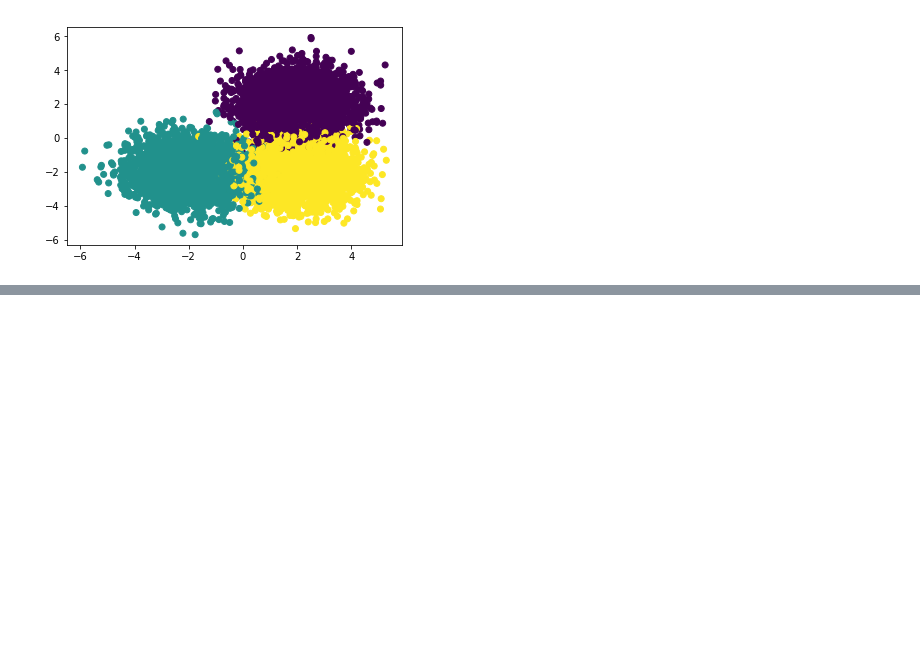
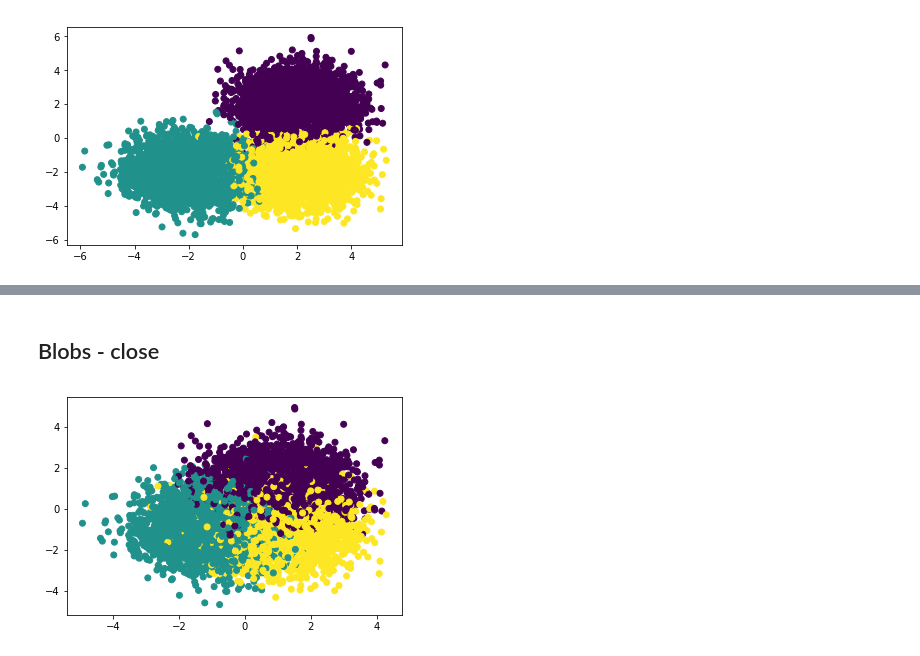
Before and after one commit to brendanmcgivern/data-science, a Jupyter notebook: clustering/multiple_cluster.ipynb, the cells around one changed output, grey strips where cells are left out. Cells and saved outputs as stored; diff of their text form; code cells hidden in the pictures; blank space fills up the shorter version.

```diff
--- a/clustering/multiple_cluster.ipynb
+++ b/clustering/multiple_cluster.ipynb
@@ -34,0 +94,26 @@ X_train, X_test, y_train, y_test = train_test_split(
+# %% [markdown]
+## Blobs - close
+# %%
+# The coordinates of the centers of our blobs.
+centers_4 = [[1, 1], [-1, -1], [1, -1]]
+
+# Make 10,000 rows worth of data with two features representing three
+# clusters, each having a standard deviation of 1.
+X_4, y_4 = make_blobs(
+    n_samples=10000,
+    centers=centers_4,
+    cluster_std=1,
+    n_features=2,
+    random_state=42)
+
+plt.scatter(X_4[:, 0], X_4[:, 1], c=y_4)
+plt.show()
+
+#Divide into training and test sets.
+X_train_blobs_close, X_test_blobs_close, y_train_blobs_close, y_test_blobs_close = train_test_split(
+    X_4,
+    y_4,
+    test_size=0.9,
+    random_state=42)
+# %% [output]
+[figure, added]
```
Also changed, not shown: parts of 51 cells of this notebook.
